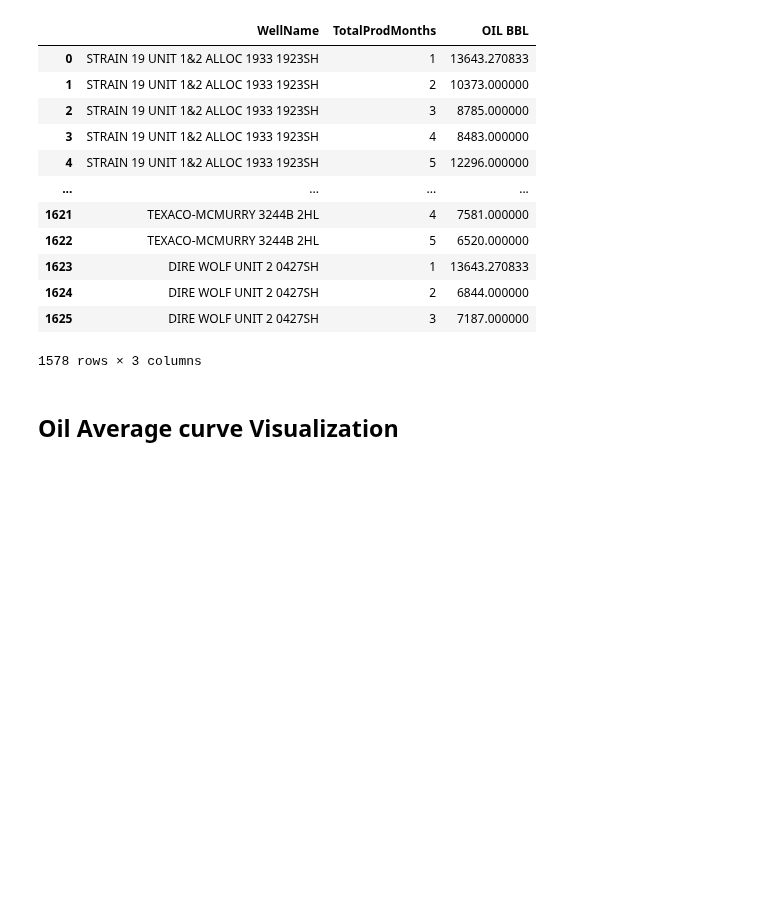
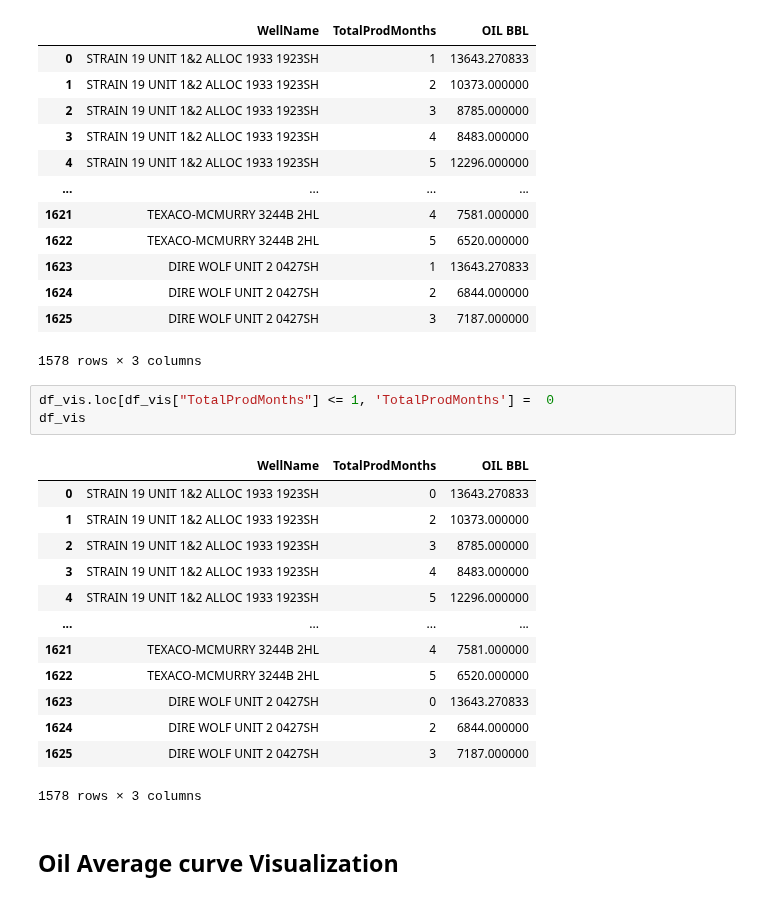
Before and after one commit to dasxgo/rocket-app, a Jupyter notebook: tap_rock_shlitz.ipynb, the cells around one changed output. Saved outputs shown, nothing was run; the diff lists cells and outputs as text; blank space fills up the shorter version.

```diff
--- a/tap_rock_shlitz.ipynb
+++ b/tap_rock_shlitz.ipynb
@@ -346,6 +346,23 @@ df_vis
 | 1624 | DIRE WOLF UNIT 2 0427SH | 2 | 6844.000000 |
 | 1625 | DIRE WOLF UNIT 2 0427SH | 3 | 7187.000000 |
 1578 rows × 3 columns
+# %%
+df_vis.loc[df_vis["TotalProdMonths"] <= 1, 'TotalProdMonths'] =  0
+df_vis
+# %% [output]
+|  | WellName | TotalProdMonths | OIL BBL |
+| 0 | STRAIN 19 UNIT 1&2 ALLOC 1933 1923SH | 0 | 13643.270833 |
+| 1 | STRAIN 19 UNIT 1&2 ALLOC 1933 1923SH | 2 | 10373.000000 |
+| 2 | STRAIN 19 UNIT 1&2 ALLOC 1933 1923SH | 3 | 8785.000000 |
+| 3 | STRAIN 19 UNIT 1&2 ALLOC 1933 1923SH | 4 | 8483.000000 |
+| 4 | STRAIN 19 UNIT 1&2 ALLOC 1933 1923SH | 5 | 12296.000000 |
+| ... | ... | ... | ... |
+| 1621 | TEXACO-MCMURRY 3244B 2HL | 4 | 7581.000000 |
+| 1622 | TEXACO-MCMURRY 3244B 2HL | 5 | 6520.000000 |
+| 1623 | DIRE WOLF UNIT 2 0427SH | 0 | 13643.270833 |
+| 1624 | DIRE WOLF UNIT 2 0427SH | 2 | 6844.000000 |
+| 1625 | DIRE WOLF UNIT 2 0427SH | 3 | 7187.000000 |
+1578 rows × 3 columns
 # %% [markdown]
 ## Oil Average curve Visualization
 # %%
```
Also changed, not shown: parts of 1 cell of this notebook.
